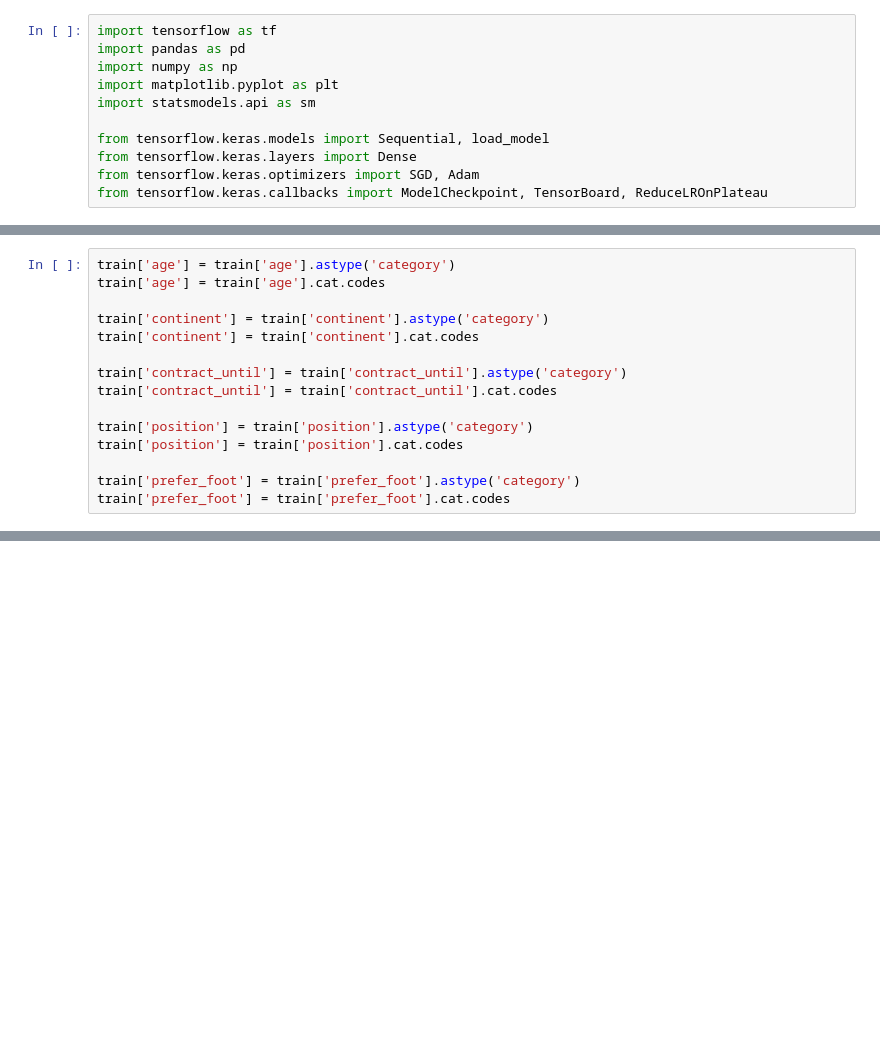
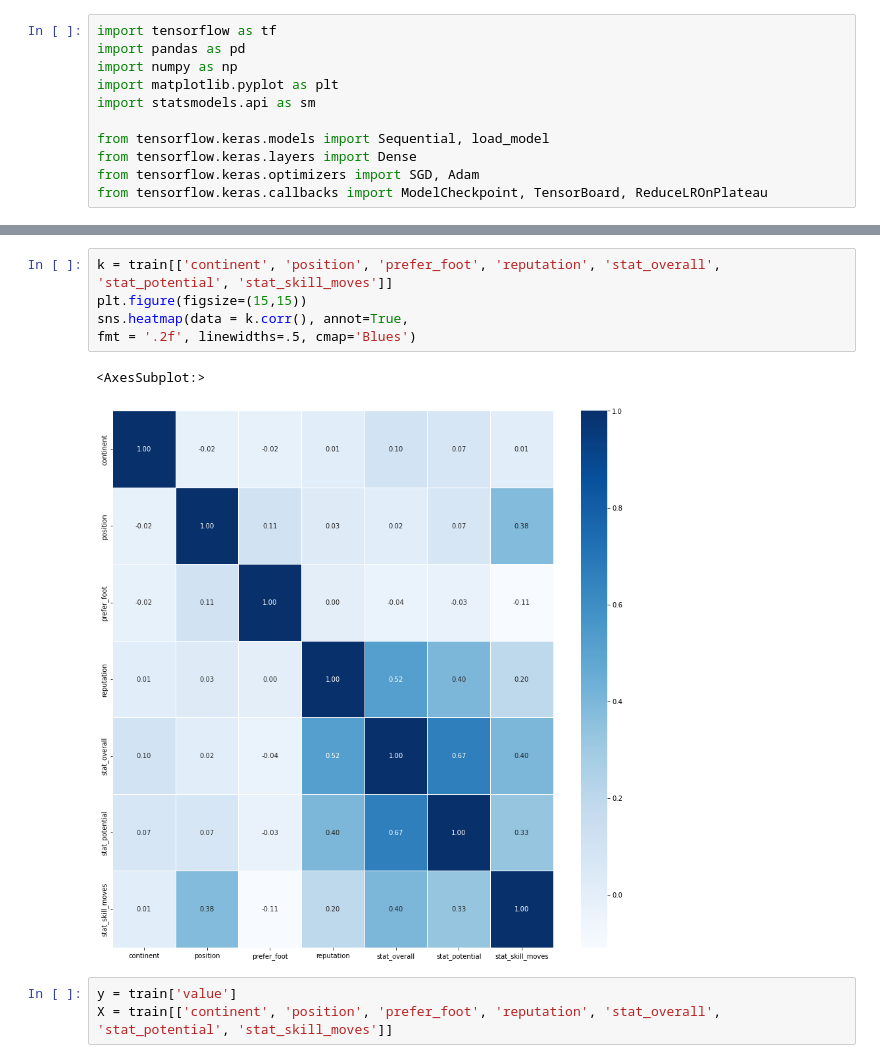
Before and after one commit to AMinSC/TIL, a Jupyter notebook: PJT_FIFA/FIFA_DL.ipynb, the cells around one changed output, grey strips where cells are left out. Drawn from its saved outputs; the diff is of its cells as text; blank space fills up the shorter version.

```diff
--- a/PJT_FIFA/FIFA_DL.ipynb
+++ b/PJT_FIFA/FIFA_DL.ipynb
@@ -143,16 +413 @@ train
 8932 rows × 10 columns
-# %%
-train['age'] = train['age'].astype('category')
-train['age'] = train['age'].cat.codes
-
-train['continent'] = train['continent'].astype('category')
-train['continent'] = train['continent'].cat.codes
-
-train['contract_until'] = train['contract_until'].astype('category')
-train['contract_until'] = train['contract_until'].cat.codes
-
-train['position'] = train['position'].astype('category')
-train['position'] = train['position'].cat.codes
-
-train['prefer_foot'] = train['prefer_foot'].astype('category')
-train['prefer_foot'] = train['prefer_foot'].cat.codes
@@ -279,0 +414,11 @@ Epoch 100: loss improved from -48047725747950845952.00000 to -494719055672230543
+# %%
+k = train[['continent', 'position', 'prefer_foot', 'reputation', 'stat_overall', 'stat_potential', 'stat_skill_moves']]
+plt.figure(figsize=(15,15))
+sns.heatmap(data = k.corr(), annot=True,
+fmt = '.2f', linewidths=.5, cmap='Blues')
+# %% [output]
+<AxesSubplot:>
+[figure, added]
+# %%
+y = train['value']
+X = train[['continent', 'position', 'prefer_foot', 'reputation', 'stat_overall', 'stat_potential', 'stat_skill_moves']]
```
Also changed, not shown: parts of 83 cells of this notebook, 4 other files.
